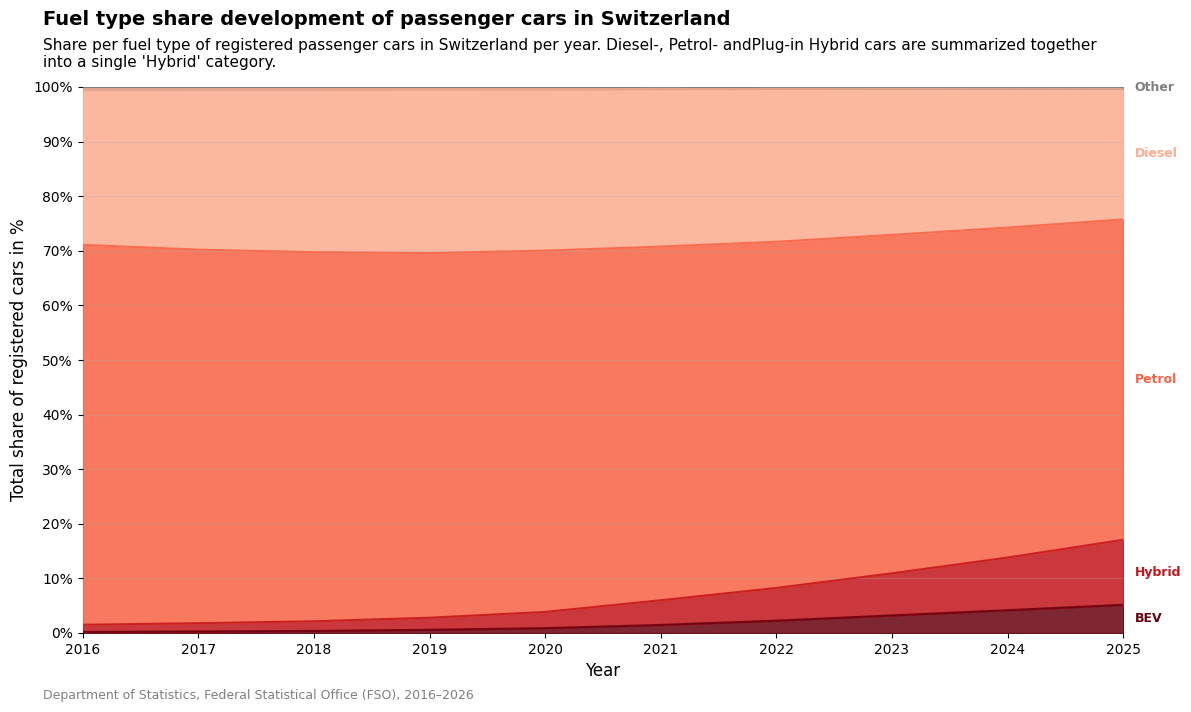
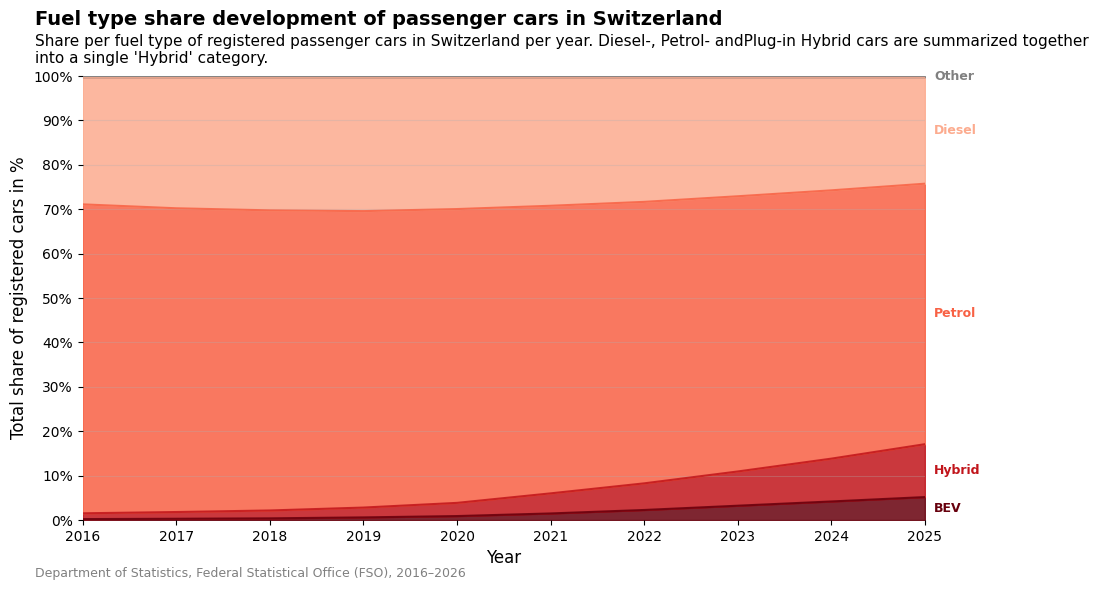
Unified diff of the notebook cell whose output changed from the first chart to the second:
--- before
+++ after
@@ -4,5 +4,5 @@
 pivot_pct = pivot_pct[plot_order]
 
-fig, ax = plt.subplots(figsize=[12, 7])
+fig, ax = plt.subplots(figsize=figure_size)
 pivot_pct.plot.area(ax=ax,alpha=0.85, color=[colors_new[c] for c in plot_order])
 

Commit: commmit files and images needed for the delivery